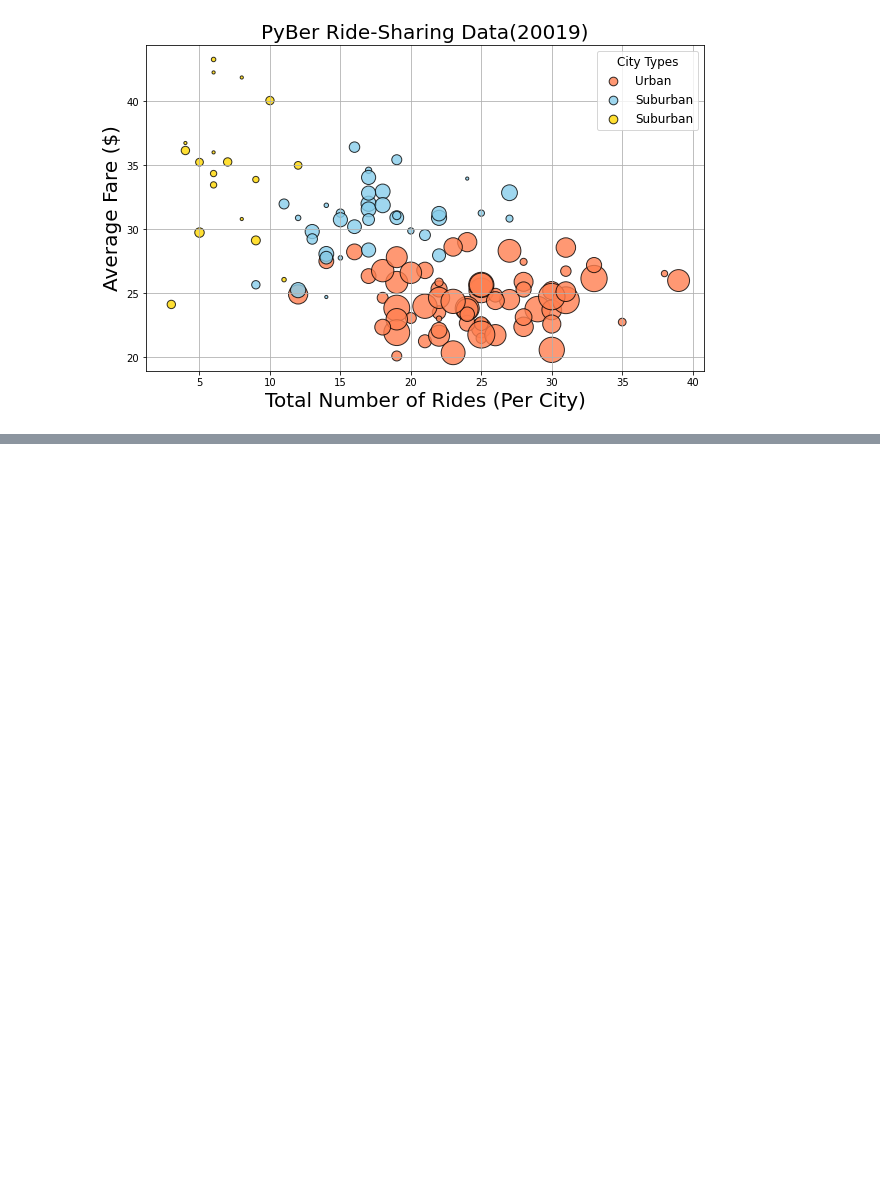
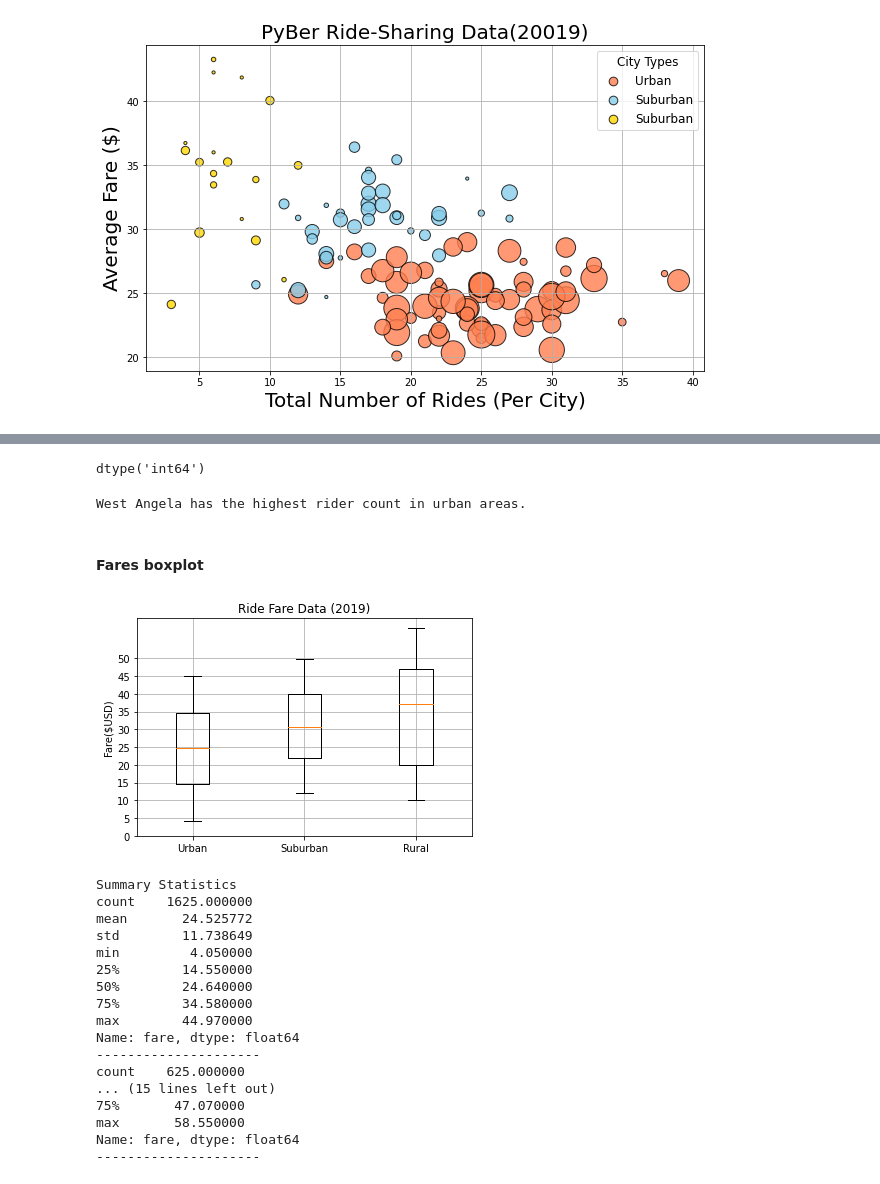
Before and after one commit to alisakhi1979/PyBer_Analysis, a Jupyter notebook: PyBer.ipynb, the cells around one changed output, grey strips where cells are left out. Cells and saved outputs as stored; diff of their text form; code cells hidden in the pictures; blank space fills up the shorter version.

```diff
--- a/PyBer.ipynb
+++ b/PyBer.ipynb
@@ -413,0 +541,5 @@ plt.show()
+# %%
+# ge fares for diffrent city type
+urban_fares = urban_cities_df['fare']
+suburban_fares = suburban_cities_df['fare']
+rural_fares = rural_cities_df['fare']
@@ -413,0 +652,46 @@ plt.show()
+# %%
+urban_ride_count.dtypes
+# %% [output]
+dtype('int64')
+# %%
+# Get the city that matches 39 (outlier)
+outlier_ride_count = urban_ride_count[urban_ride_count==39].index[0]# urban_ride_count is a series
+print(f"{outlier_ride_count} has the highest rider count in urban areas.")
+# %% [output]
+West Angela has the highest rider count in urban areas.
+# %% [markdown]
+#### Fares boxplot
+# %%
+# Create a box-and-whisker plot for the urban fare data.
+x_labels = ["Urban", "Suburban","Rural"]
+fare_data = [urban_fares,suburban_fares,rural_fares]
+fig, ax = plt.subplots()
+ax.boxplot(fare_data, labels=x_labels)
+# Add the title, y-axis label and grid.
+ax.set_title('Ride Fare Data (2019)')
+ax.set_ylabel('Fare($USD)')
+ax.set_yticks(np.arange(0, 51, step=5.0))
+ax.grid()
+plt.show()
+print("Summary Statistics")
+for data in fare_data:
+    print(f"{data.describe()}\n---------------------")
+# %% [output]
+[figure, added]
+Summary Statistics
+count    1625.000000
+mean       24.525772
+std        11.738649
+min         4.050000
+25%        14.550000
+50%        24.640000
+75%        34.580000
+max        44.970000
+Name: fare, dtype: float64
+---------------------
+count    625.000000
+... (15 lines left out)
+75%       47.070000
+max       58.550000
+Name: fare, dtype: float64
+---------------------
```
Also changed, not shown: parts of 47 cells of this notebook, 4 other files.
